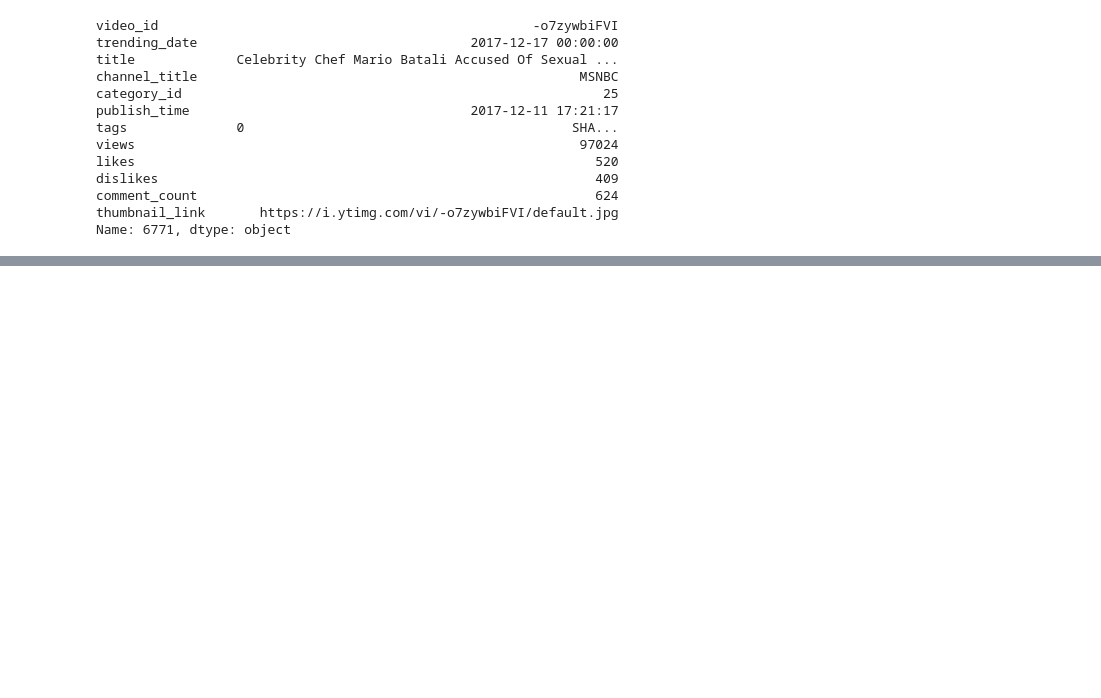
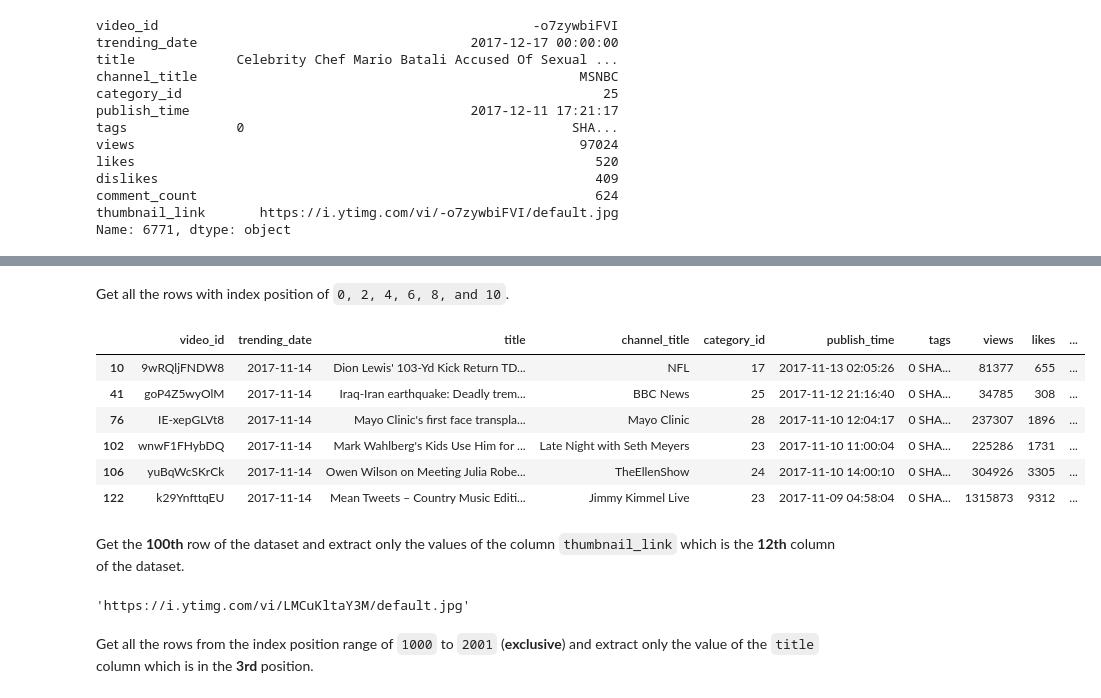
Before and after one commit to christiane-bacani/applied-data-science, a Jupyter notebook: mini-projects/pandas_loc-iloc/notebooks/pandas_loc-iloc.ipynb, the cells around one changed output, grey strips where cells are left out. Cells and saved outputs as stored; diff of their text form; code cells hidden in the pictures; blank space fills up the shorter version.

```diff
--- a/mini-projects/pandas_loc-iloc/notebooks/pandas_loc-iloc.ipynb
+++ b/mini-projects/pandas_loc-iloc/notebooks/pandas_loc-iloc.ipynb
@@ -423,0 +489,20 @@ display(sorted_index_desc_USvideos.loc[40948:40944, "trending_date": "comment_co
+# %% [markdown]
+Get all the rows with index position of `0, 2, 4, 6, 8, and 10`.
+# %%
+display(USvideos.iloc[[0, 2, 4, 6, 8, 10]])
+# %% [output]
+|  | video_id | trending_date | title | channel_title | category_id | publish_time | tags | views | likes | ... |
+| 10 | 9wRQljFNDW8 | 2017-11-14 | Dion Lewis' 103-Yd Kick Return TD... | NFL | 17 | 2017-11-13 02:05:26 | 0 SHA... | 81377 | 655 | ... |
+| 41 | goP4Z5wyOlM | 2017-11-14 | Iraq-Iran earthquake: Deadly trem... | BBC News | 25 | 2017-11-12 21:16:40 | 0 SHA... | 34785 | 308 | ... |
+| 76 | IE-xepGLVt8 | 2017-11-14 | Mayo Clinic's first face transpla... | Mayo Clinic | 28 | 2017-11-10 12:04:17 | 0 SHA... | 237307 | 1896 | ... |
+| 102 | wnwF1FHybDQ | 2017-11-14 | Mark Wahlberg's Kids Use Him for ... | Late Night with Seth Meyers | 23 | 2017-11-10 11:00:04 | 0 SHA... | 225286 | 1731 | ... |
+| 106 | yuBqWcSKrCk | 2017-11-14 | Owen Wilson on Meeting Julia Robe... | TheEllenShow | 24 | 2017-11-10 14:00:10 | 0 SHA... | 304926 | 3305 | ... |
+| 122 | k29YnfttqEU | 2017-11-14 | Mean Tweets – Country Music Editi... | Jimmy Kimmel Live | 23 | 2017-11-09 04:58:04 | 0 SHA... | 1315873 | 9312 | ... |
+# %% [markdown]
+Get the **100th** row of the dataset and extract only the values of the column `thumbnail_link` which is the **12th** column of the dataset.
+# %%
+display(USvideos.iloc[99, 11])
+# %% [output]
+'https://i.ytimg.com/vi/LMCuKltaY3M/default.jpg'
+# %% [markdown]
+Get all the rows from the index position range of `1000` to `2001` (**exclusive**) and extract only the value of the `title` column which is in the **3rd** position.
```
Also changed, not shown: parts of 10 cells of this notebook.
